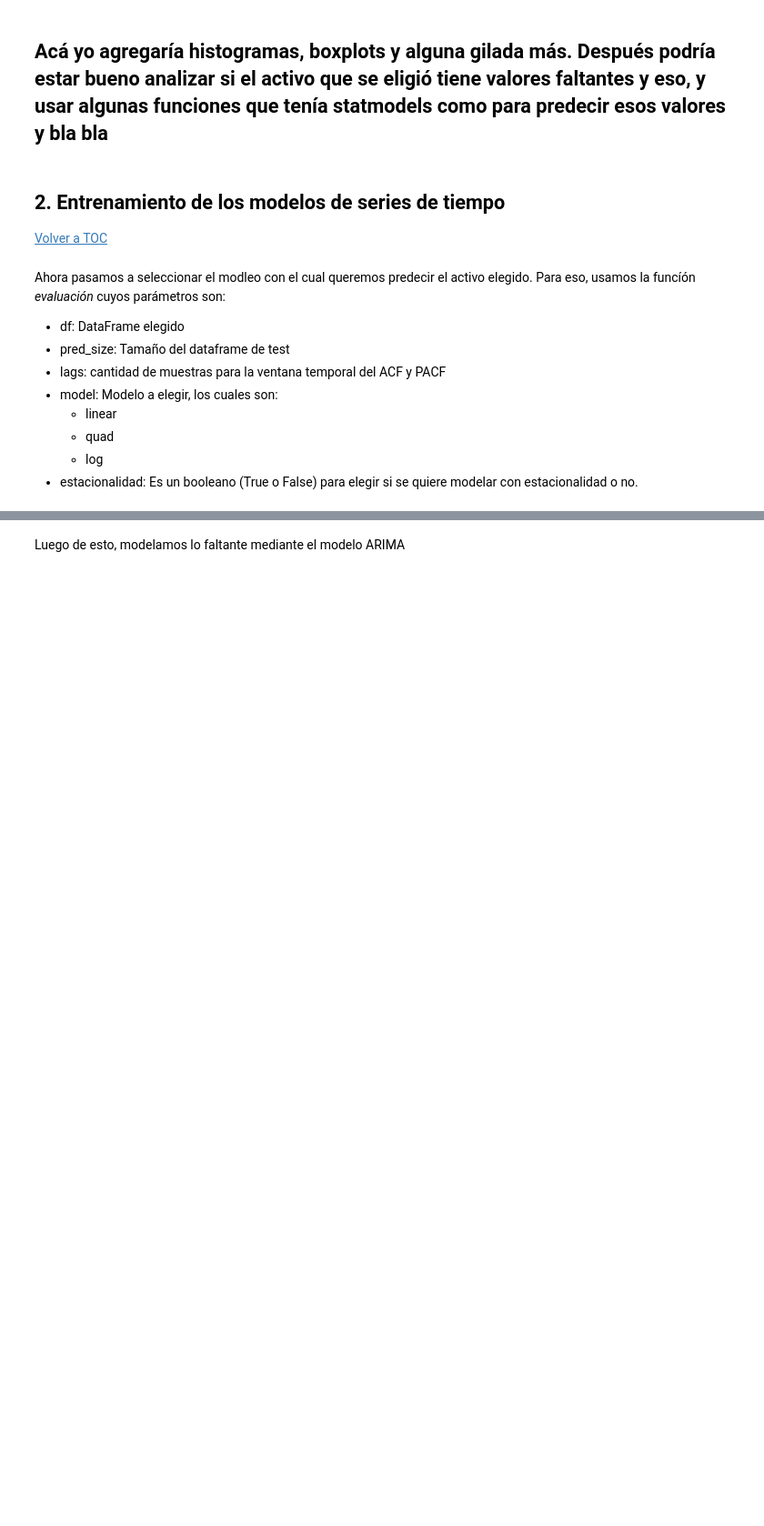
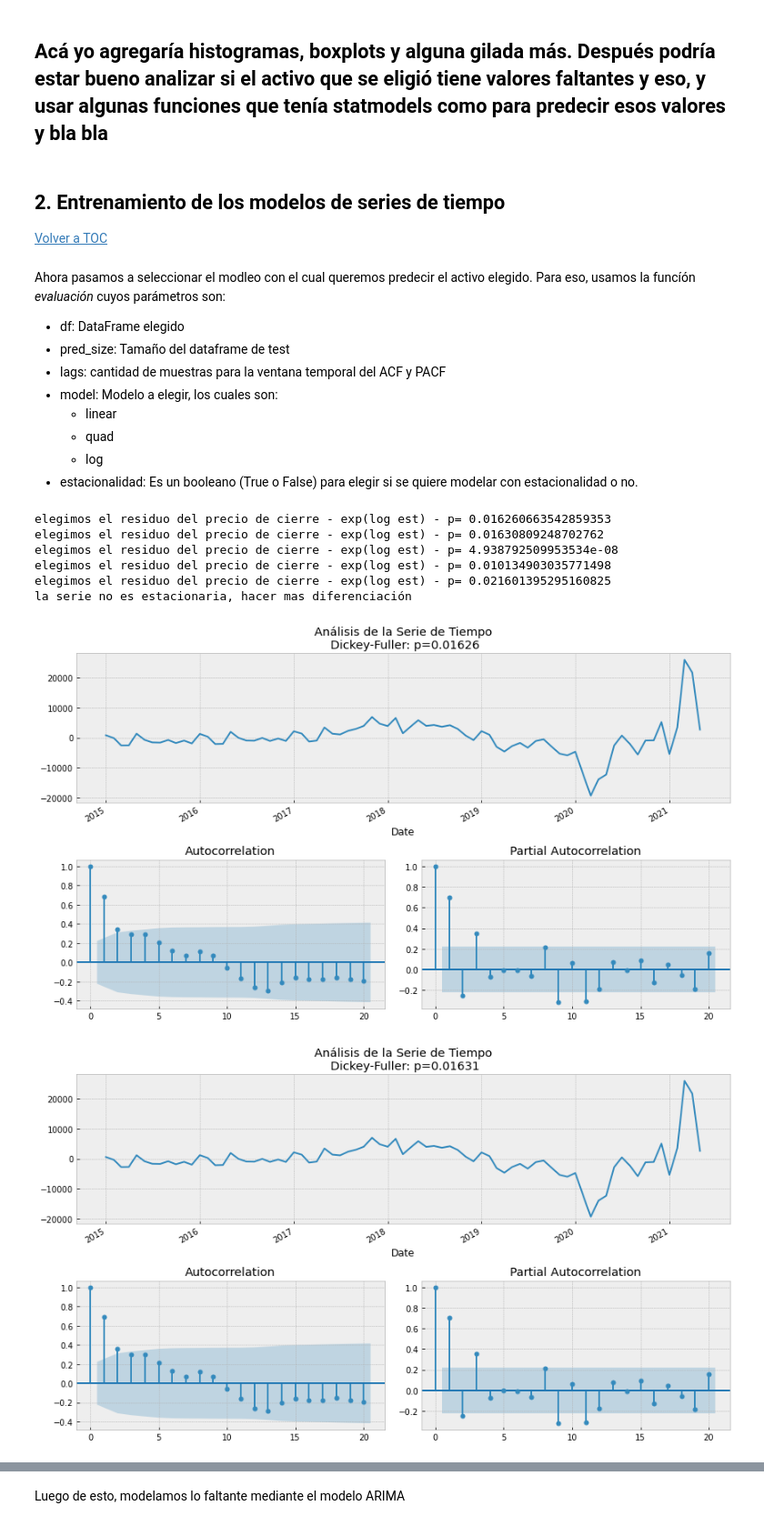
Before and after one commit to LeandroNardi96/Prediccion-del-Precio-de-un-Activo-Financiero-Criptomoneda, a Jupyter notebook: Workshop_final_index.ipynb, the cells around one changed output, grey strips where cells are left out. Shown at 91% size. Saved outputs shown, nothing was run; the diff lists cells and outputs as text; code cells hidden in the pictures; blank space fills up the shorter version.

Commit message:
Agregado de evaluación de modelos con DataFrame

```diff
--- a/Workshop_final_index.ipynb
+++ b/Workshop_final_index.ipynb
@@ -116,5 +138,23 @@ Ahora pasamos a seleccionar el modleo con el cual queremos predecir el activo el
     - quad
     - log
 - estacionalidad: Es un booleano (True o False) para elegir si se quiere modelar con estacionalidad o no.
-# %%
-modelo = ts.evaluacion(data,6,20,model='log',estacionalidad=True)
+# %%
+models = ['linear','quad','log']
+est = [True, False]
+model = {}
+for j in est:
+    for i in models:
+        modelo = ts.evaluacion(data,6,20,model=i,estacionalidad=j)
+        if j:
+            model[str(i)+'_est']=modelo
+        else:
+            model[str(i)]=modelo
+# %% [output]
+elegimos el residuo del precio de cierre - exp(log est) - p= 0.016260663542859353
+elegimos el residuo del precio de cierre - exp(log est) - p= 0.01630809248702762
+elegimos el residuo del precio de cierre - exp(log est) - p= 4.938792509953534e-08
+elegimos el residuo del precio de cierre - exp(log est) - p= 0.010134903035771498
+elegimos el residuo del precio de cierre - exp(log est) - p= 0.021601395295160825
+la serie no es estacionaria, hacer mas diferenciación
+[figure, added]
+[figure, added]
```
Also changed, not shown: parts of 13 cells of this notebook.
